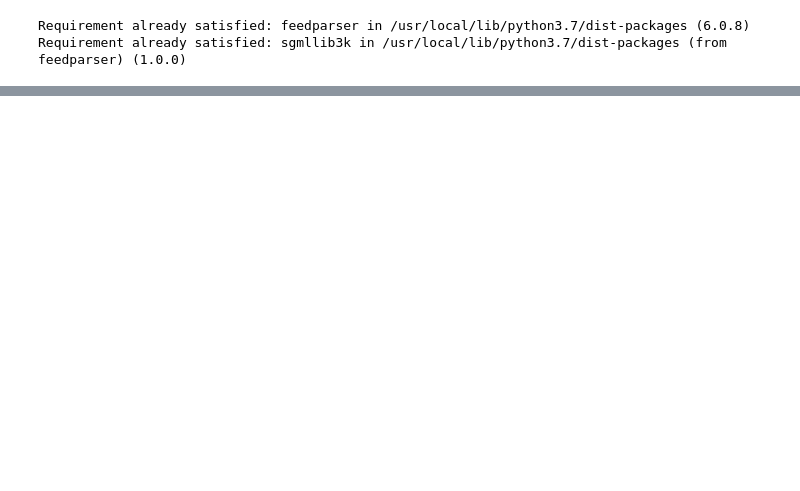
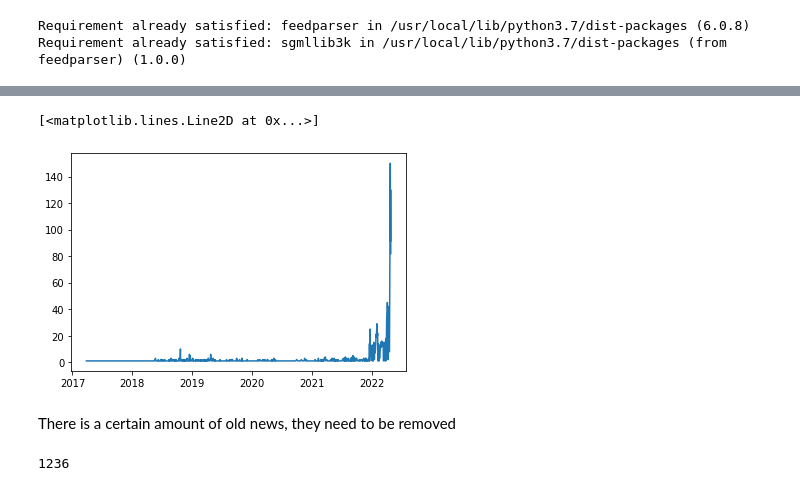
Before and after one commit to crypto-sentiment/crypto_sentiment_notebooks, a Jupyter notebook: notebooks/RSS_parser.ipynb, the cells around one changed output, grey strips where cells are left out. Drawn from its saved outputs; the diff is of its cells as text; code cells hidden in the pictures; blank space fills up the shorter version.

```diff
--- a/notebooks/RSS_parser.ipynb
+++ b/notebooks/RSS_parser.ipynb
@@ -64,0 +130,2 @@ for k in needed_feeds:
+# %%
+news = news.drop_duplicates(subset = ['title', 'source'])
@@ -65 +134,3 @@ for k in needed_feeds:
+# %%
+news['language'] = list(map(lambda row: nlp(row)._.language['language'], news['title']))
 # %%
@@ -84,0 +156,18 @@ news.date_published.min()
+# %%
+news = news[news.language == 'en']
+# %%
+news['date'] = pd.to_datetime(news['date_published'], utc = True)
+news['date'] = news['date'].dt.date
+dates = pd.DataFrame(news.date.value_counts().reset_index()).sort_values('index')
+# %%
+plt.plot(dates['index'], dates.date, linestyle = 'solid')
+# %% [output]
+[<matplotlib.lines.Line2D at 0x...>]
+[figure, added]
+# %% [markdown]
+There is a certain amount of old news, they need to be removed
+# %%
+news = news[news.date > (pd.to_datetime("today") - np.timedelta64(1, 'M'))]
+len(news)
+# %% [output]
+1236
```
Also changed, not shown: parts of 21 cells of this notebook.
